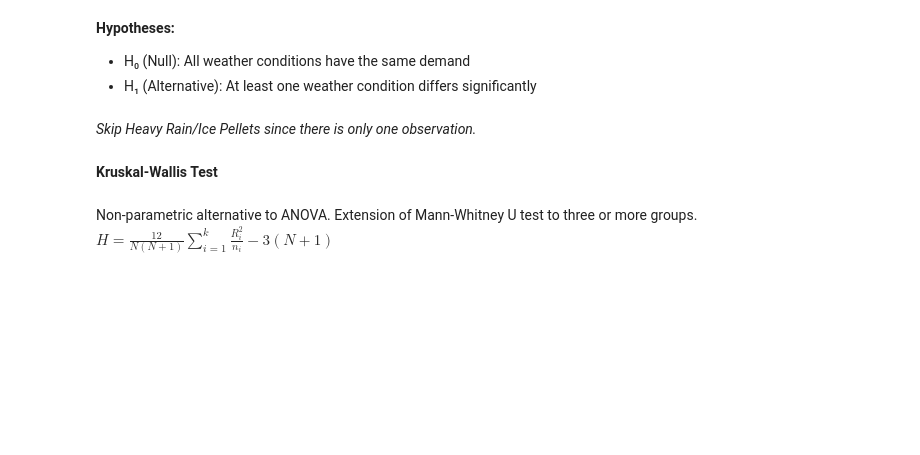
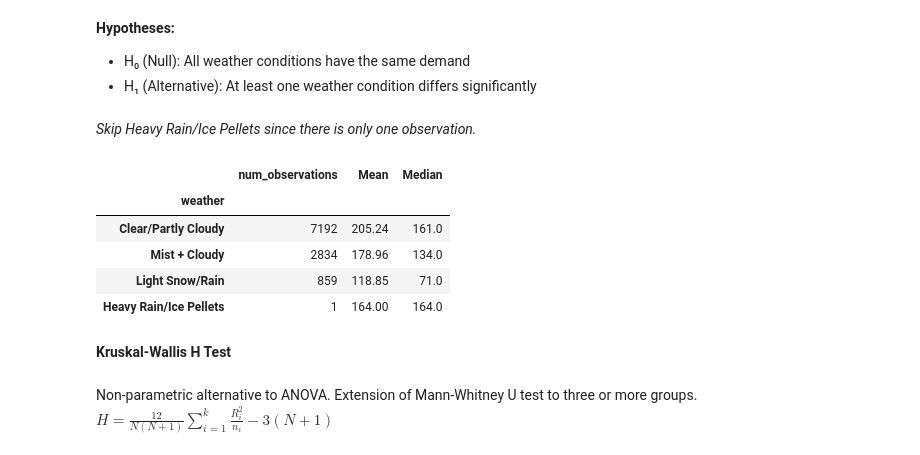
Before and after one commit to nlawee/python_projects, a Jupyter notebook: Lyft - Demand for Electric Bicycles/solution.ipynb, the cells around one changed output. Saved outputs shown, nothing was run; the diff lists cells and outputs as text; code cells hidden in the pictures; blank space fills up the shorter version.

```diff
--- a/Lyft - Demand for Electric Bicycles/solution.ipynb
+++ b/Lyft - Demand for Electric Bicycles/solution.ipynb
@@ -210,8 +202,20 @@ Do weather conditions significantly impact bike rental demand?
 - H₁ (Alternative): At least one weather condition differs significantly
 # %% [markdown]
 *Skip Heavy Rain/Ice Pellets since there is only one observation.*
+# %%
+weather_tbl = df.groupby('weather')['count'].agg(num_observations='count', Mean='mean', Median='median')
+weather_tbl.index = weather_tbl.index.map({1: 'Clear/Partly Cloudy', 2: 'Mist + Cloudy', 3: 'Light Snow/Rain', 4: 'Heavy Rain/Ice Pellets'})
+
+display(weather_tbl.round(2))
+# %% [output]
+|  | num_observations | Mean | Median |
+| weather |  |  |  |
+| Clear/Partly Cloudy | 7192 | 205.24 | 161.0 |
+| Mist + Cloudy | 2834 | 178.96 | 134.0 |
+| Light Snow/Rain | 859 | 118.85 | 71.0 |
+| Heavy Rain/Ice Pellets | 1 | 164.00 | 164.0 |
 # %% [markdown]
-**Kruskal-Wallis Test**
+**Kruskal-Wallis H Test**
 # %% [markdown]
 Non-parametric alternative to ANOVA. Extension of Mann-Whitney U test to three or more groups. \
 $H = \frac{12}{N(N+1)} \sum_{i=1}^k \frac{R_i^2}{n_i} - 3(N+1)$
```
Also changed, not shown: parts of 45 cells of this notebook.
